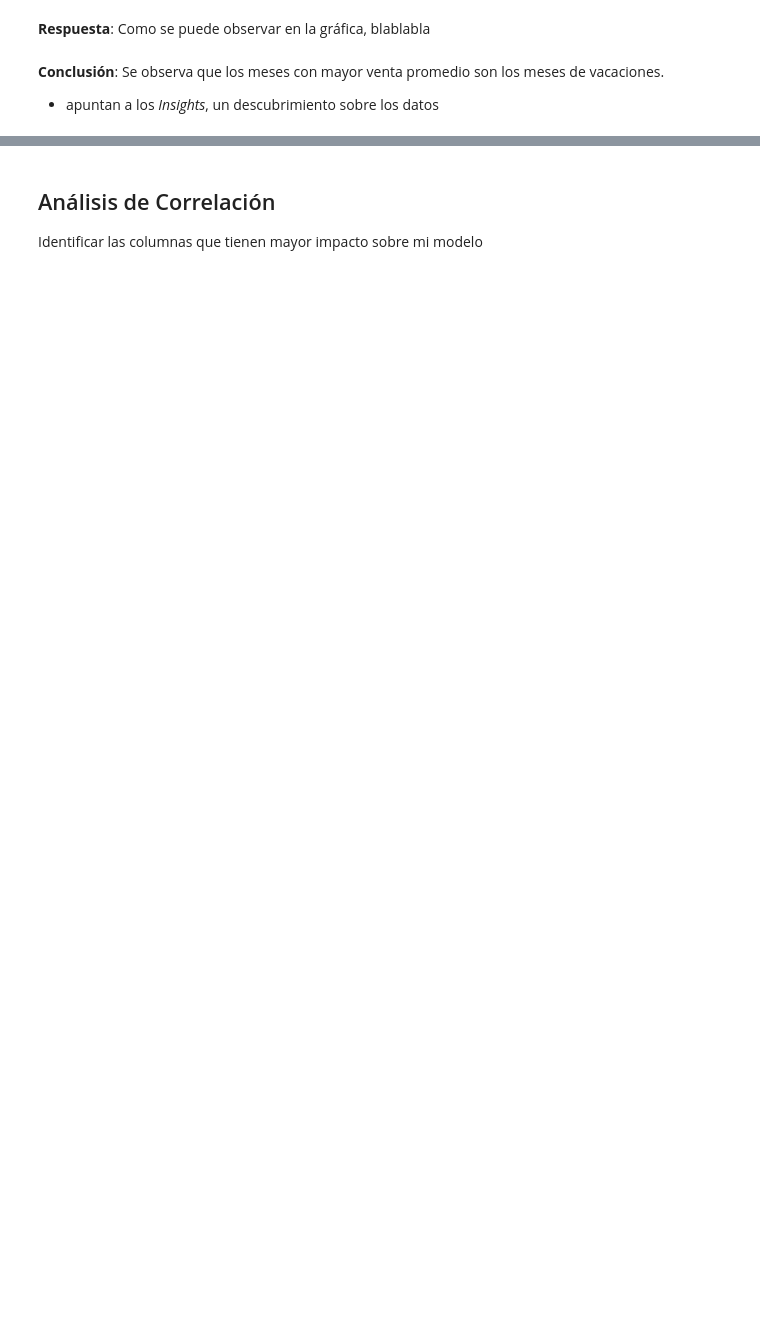
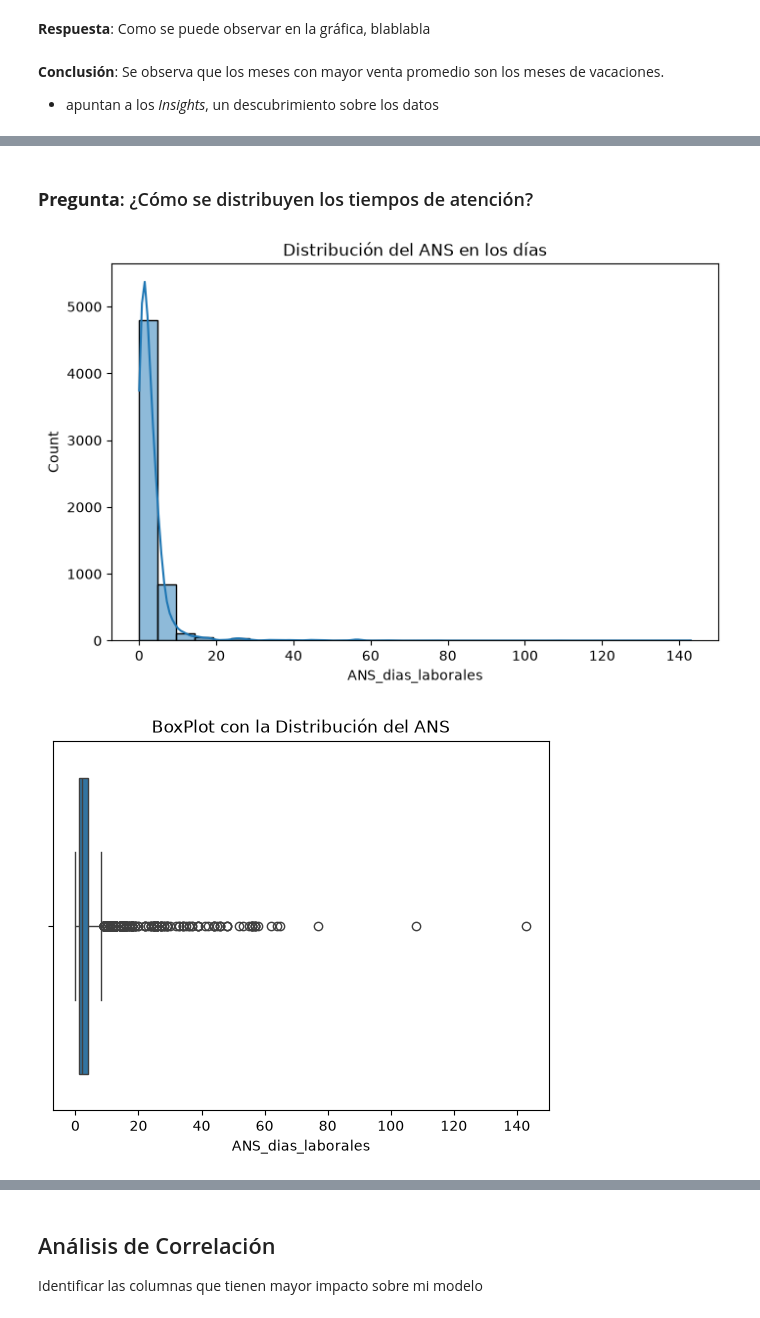
Before and after one commit to DiazJSC/AccesClean_proyecto, a Jupyter notebook: src/03_EDA.ipynb, the cells around one changed output, grey strips where cells are left out. Drawn from its saved outputs; the diff is of its cells as text; code cells hidden in the pictures; blank space fills up the shorter version.

```diff
--- a/src/03_EDA.ipynb
+++ b/src/03_EDA.ipynb
@@ -111,0 +124,14 @@ Name: vental_total, dtype: float64
+# %% [markdown]
+### **Pregunta**: ¿Cómo se distribuyen los tiempos de atención?
+# %%
+plt.figure(figsize=(8,5))
+sns.histplot(df["ANS_dias_laborales"],bins=30,kde=True)
+plt.title("Distribución del ANS en los días")
+plt.show()
+
+sns.boxplot(x=df["ANS_dias_laborales"])
+plt.title("BoxPlot con la Distribución del ANS")
+plt.show()
+# %% [output]
+[figure, added]
+[figure, added]
```
Also changed, not shown: parts of 19 cells of this notebook, 1 other file.
